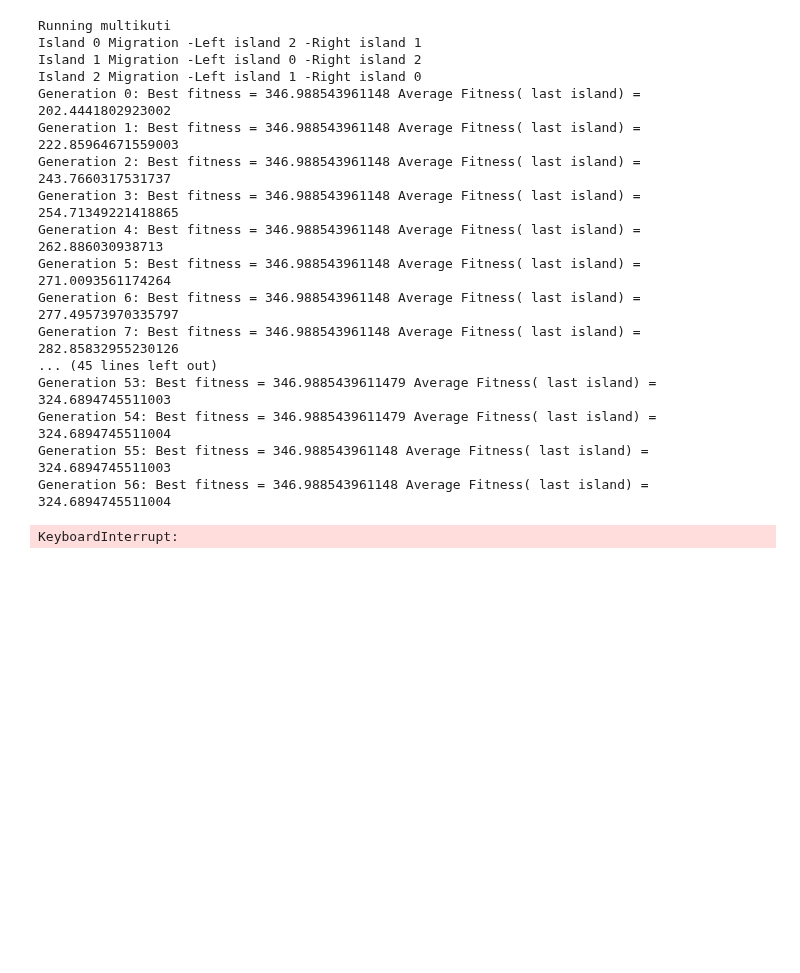
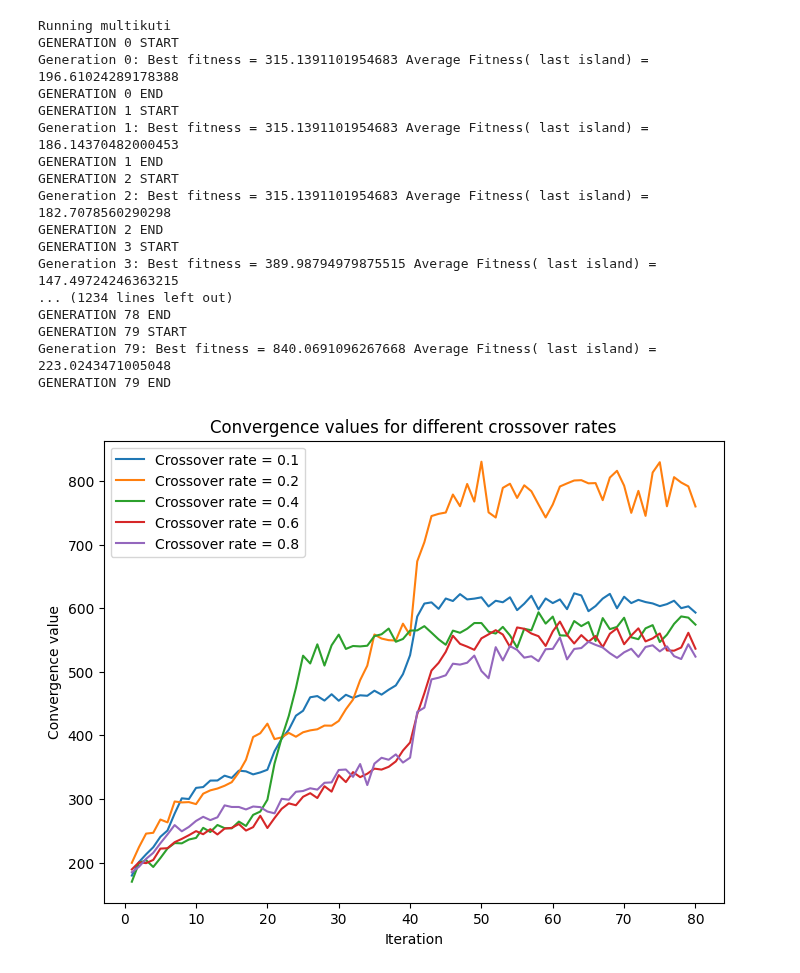
Before and after one commit to Chideme/island_genetic_algrorithm, a Jupyter notebook: crossover_rates.ipynb, the cells around one changed output. Saved outputs shown, nothing was run; the diff lists cells and outputs as text; code cells hidden in the pictures; blank space fills up the shorter version.

```diff
--- a/crossover_rates.ipynb
+++ b/crossover_rates.ipynb
@@ -213,42 +213,42 @@ Generation 99: Best fitness = 394.0032887240682 Average Fitness( last island) =
 # %%
 # multikuti
 values = []
-crossover_rates = [0.0001, 0.0005, 0.005, 0.05, 0.5]
+crossover_rates = [0.1, 0.2, 0.4, 0.6, 0.8]
 
 for i in crossover_rates:
-    ga = IslandGGA(data=train_data,num_islands=3,m_iter=100,num_iter=100,n_migrants=100,pSize=200,r_cross=i,r_mut=0.0001,strategies=strategies,evolve_strategy="multikuti")
+    ga = IslandGGA(data=train_data,num_islands=3,m_iter=20,num_iter=80,n_migrants=30,pSize=200,r_cross=i,r_mut=0.01,strategies=strategies,evolve_strategy="multikuti")
     ga.evolve()
     v =  [i[2] for i in ga.convergence_values]
     values.append(v)
 
 
 # convergence values for each crossover rate
 convergence_values = values
 # plot the convergence values for each crossover rate
 plt.figure(figsize=(8, 6))
 for i in range(len(crossover_rates)):
-    plt.plot(np.arange(1, 101), convergence_values[i], label='Crossover rate = ' + str(crossover_rates[i]))
+    plt.plot(np.arange(1, 81), convergence_values[i], label='Crossover rate = ' + str(crossover_rates[i]))
 plt.xlabel('Iteration')
 plt.ylabel('Convergence value')
 plt.title('Convergence values for different crossover rates')
 plt.legend()
 plt.show()
 # %% [output]
 Running multikuti
-Island 0 Migration -Left island 2 -Right island 1
-Island 1 Migration -Left island 0 -Right island 2
-Island 2 Migration -Left island 1 -Right island 0
-Generation 0: Best fitness = 346.988543961148 Average Fitness( last island) = 202.4441802923002
-Generation 1: Best fitness = 346.988543961148 Average Fitness( last island) = 222.85964671559003
-Generation 2: Best fitness = 346.988543961148 Average Fitness( last island) = 243.7660317531737
-Generation 3: Best fitness = 346.988543961148 Average Fitness( last island) = 254.71349221418865
-Generation 4: Best fitness = 346.988543961148 Average Fitness( last island) = 262.886030938713
-Generation 5: Best fitness = 346.988543961148 Average Fitness( last island) = 271.0093561174264
-Generation 6: Best fitness = 346.988543961148 Average Fitness( last island) = 277.49573970335797
-Generation 7: Best fitness = 346.988543961148 Average Fitness( last island) = 282.85832955230126
-... (45 lines left out)
-Generation 53: Best fitness = 346.9885439611479 Average Fitness( last island) = 324.6894745511003
-Generation 54: Best fitness = 346.9885439611479 Average Fitness( last island) = 324.6894745511004
-Generation 55: Best fitness = 346.988543961148 Average Fitness( last island) = 324.6894745511003
-Generation 56: Best fitness = 346.988543961148 Average Fitness( last island) = 324.6894745511004
+GENERATION 0 START
+Generation 0: Best fitness = 315.1391101954683 Average Fitness( last island) = 196.61024289178388
+GENERATION 0 END
+GENERATION 1 START
+Generation 1: Best fitness = 315.1391101954683 Average Fitness( last island) = 186.14370482000453
+GENERATION 1 END
+GENERATION 2 START
+Generation 2: Best fitness = 315.1391101954683 Average Fitness( last island) = 182.7078560290298
+GENERATION 2 END
+GENERATION 3 START
+Generation 3: Best fitness = 389.98794979875515 Average Fitness( last island) = 147.49724246363215
+... (1234 lines left out)
+GENERATION 78 END
+GENERATION 79 START
+Generation 79: Best fitness = 840.0691096267668 Average Fitness( last island) = 223.0243471005048
+GENERATION 79 END
-KeyboardInterrupt:
+[figure, added]
```
Also changed, not shown: parts of 3 cells of this notebook, 3 other files.
